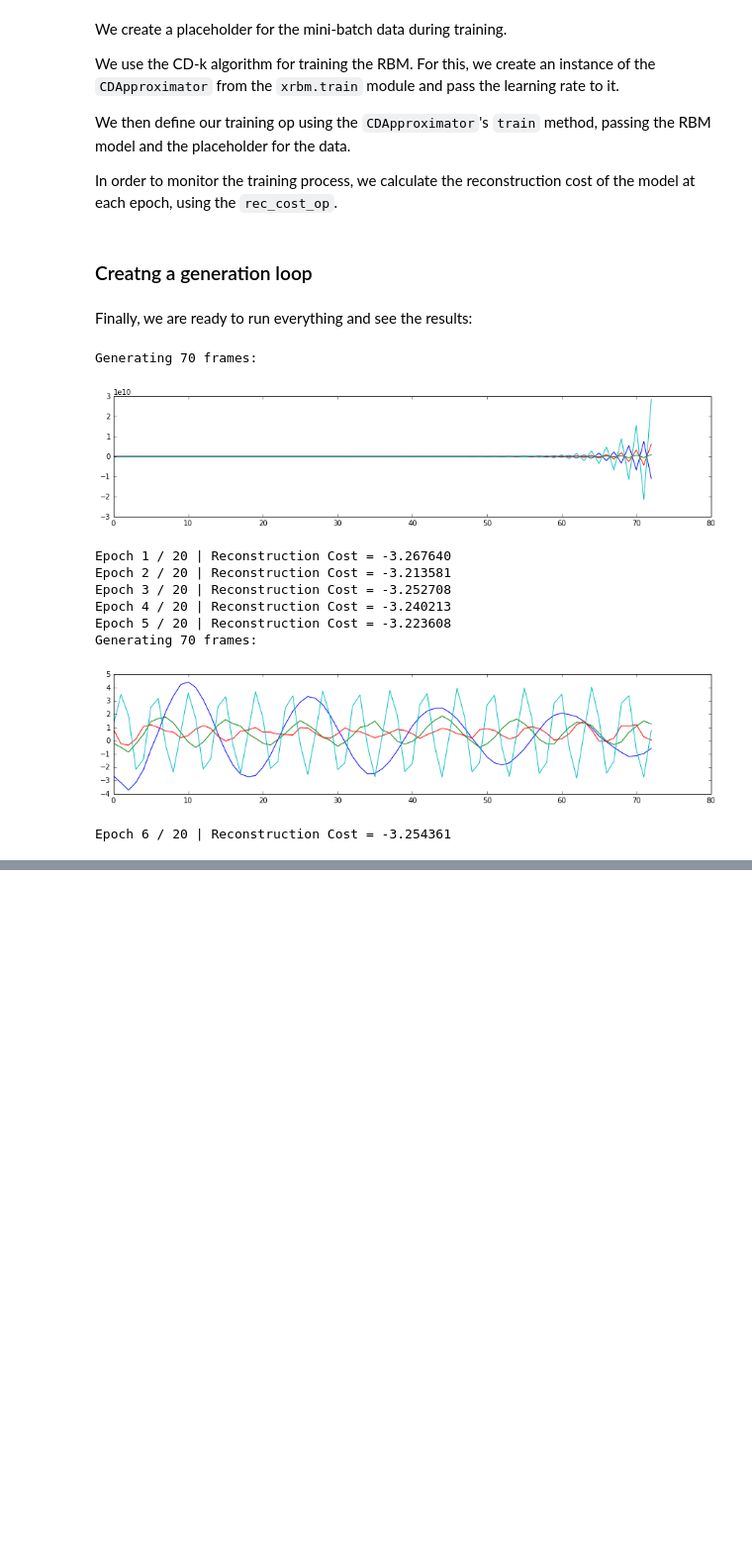
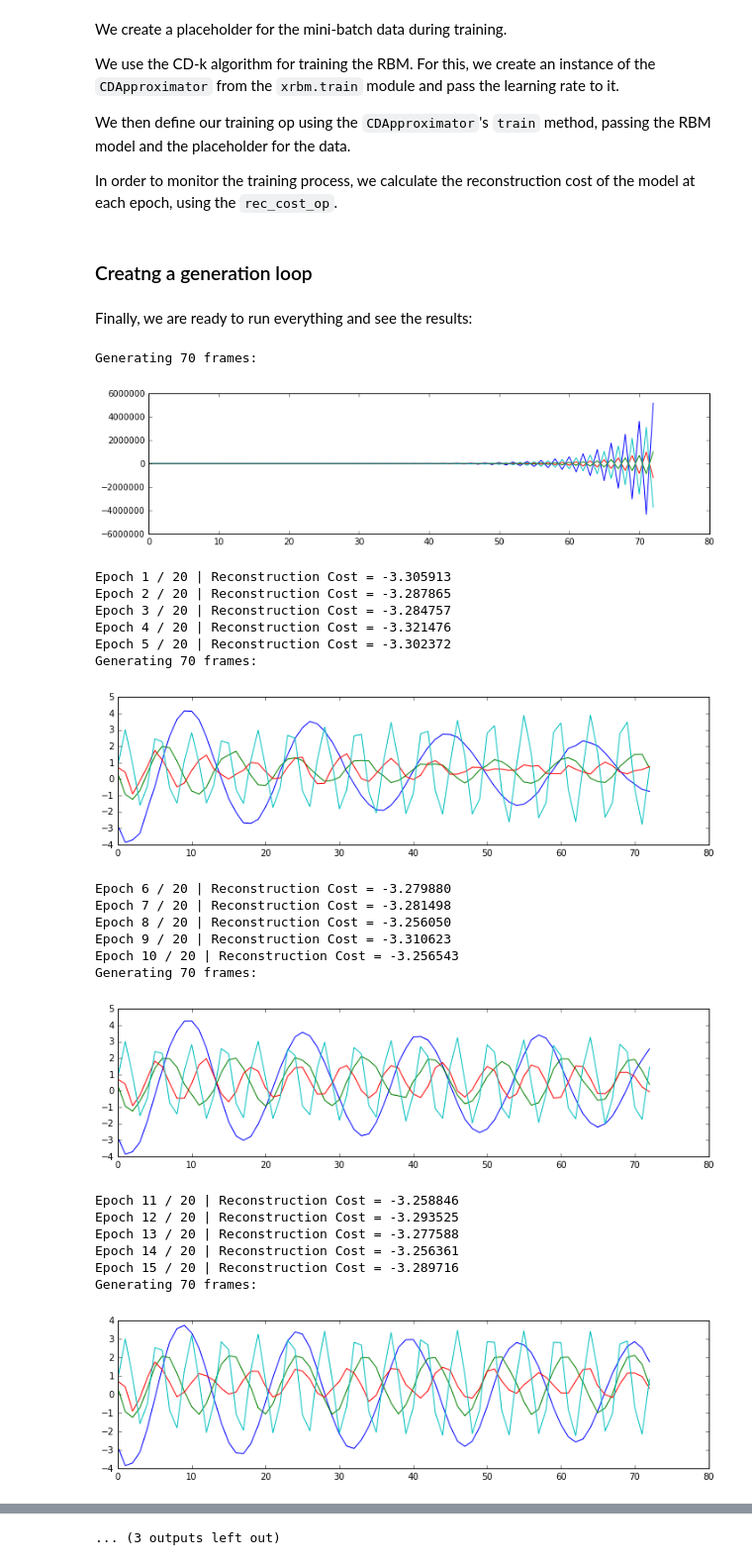
Before and after one commit to omimo/xRBM, a Jupyter notebook: examples/03-CRBM-Wave.ipynb, the cells around one changed output, grey strips where cells are left out. Shown at 99% size. Saved outputs shown, nothing was run; the diff lists cells and outputs as text; code cells hidden in the pictures; blank space fills up the shorter version.

```diff
--- a/examples/03-CRBM-Wave.ipynb
+++ b/examples/03-CRBM-Wave.ipynb
@@ -139,15 +140,16 @@ In order to monitor the training process, we calculate the reconstruction cost o
 # %%
 batch_vis_data     = tf.placeholder(tf.float32, shape=(None, num_vis), name='batch_data')
 batch_cond_data    = tf.placeholder(tf.float32, shape=(None, num_cond), name='cond_data')
+momentum           = tf.placeholder(tf.float32, shape=())
 
-momentum       = tf.placeholder(tf.float32, shape=())
+cdapproximator     = xrbm.train.CDApproximator(learning_rate=learning_rate,
+                                           momentum=momentum,
+                                           k=1) # perform 1 step of gibbs sampling
 
-cdapproximator = xrbm.train.CDApproximator(learning_rate=learning_rate,
-                                           momentum=momentum)
+train_op           = cdapproximator.train(crbm, vis_data=batch_vis_data, in_data=[batch_cond_data])
 
-train_op       = cdapproximator.train(crbm, vis_data=batch_vis_data, in_data=[batch_cond_data])
 reconstructed_data,_,_,_ = crbm.gibbs_sample_vhv(batch_vis_data, [batch_cond_data])
-xentropy_rec_cost    = xrbm.losses.cross_entropy(batch_vis_data, reconstructed_data)
+xentropy_rec_cost  = xrbm.losses.cross_entropy(batch_vis_data, reconstructed_data)
 # %% [markdown]
 ### Creatng a generation loop
 # %%
@@ -155,7 +157,6 @@ def generate(c, gen_init_frame = 100, num_gen = 200):
     gen_sample = []
     gen_hidden = []
     initcond = []
-
 
     gen_cond = tf.placeholder(tf.float32, shape=[1, num_cond], name='gen_cond_data')
     gen_init = tf.placeholder(tf.float32, shape=[1, num_vis], name='gen_init_data')
@@ -180,10 +181,11 @@ def generate(c, gen_init_frame = 100, num_gen = 200):
         gen_hidden.append(h)
 
     gen_sample = np.reshape(np.asarray(gen_sample), [num_gen+TIMESTEPS,num_vis])
+    gen_hidden = np.reshape(np.asarray(gen_hidden), [num_gen,num_hid])
 
     gen_sample = gen_sample * data_std + data_mean
 
-    return gen_sample
+    return gen_sample, gen_hidden
 # %% [markdown]
 Finally, we are ready to run everything and see the results:
 # %%
@@ -191,9 +193,12 @@ with tf.Session() as sess:
     sess.run(tf.global_variables_initializer())
 
 
-    gen_sample = generate(crbm, num_gen=70)
-    fig=fig = plt.figure(figsize=(15, 3))
-    _=plt.plot(gen_sample)
+    gen_sample, gen_hidden = generate(crbm, num_gen=70)
+    fig = plt.figure(figsize=(12, 3))
+#     fig.add_subplot(211)
+    _ = plt.plot(gen_sample)
+#     fig.add_subplot(212)
+#     _= plt.imshow(gen_hidden.T, cmap='gray', interpolation='nearest', aspect='auto')
     display.display(fig)
 
     for epoch in range(training_epochs):
@@ -201,41 +206,60 @@ with tf.Session() as sess:
         if epoch < 5: # for the first 5 epochs, we use a momentum coeficient of 0
             epoch_momentum = 0
         else: # once the training is stablized, we use a momentum coeficient of 0.9
             epoch_momentum = 0.9
 
 
         for batch_i in range(n_batches):
             # Get just minibatch amount of data
             idxs_i = batch_idxs[batch_i * batch_size:(batch_i + 1) * batch_size]
 
             feed = {batch_vis_data: visible_data[idxs_i],
                     batch_cond_data: condition_data[idxs_i],
                     momentum: epoch_momentum}
 
             # Run the training step
             sess.run(train_op, feed_dict=feed)
 
         reconstruction_cost = sess.run(xentropy_rec_cost, feed_dict=feed)
 
 
         title = ('Epoch %i / %i | Reconstruction Cost = %f'%
                 (epoch+1, training_epochs, reconstruction_cost))
 
         print(title)
 
         if (epoch+1) % 5 == 0:
-            gen_sample = generate(crbm, num_gen=70)
-            fig = plt.figure(figsize=(15, 3))
+            gen_sample, gen_hidden = generate(crbm, num_gen=70)
+            fig = plt.figure(figsize=(12, 3))
+#             fig.add_subplot(211)
             _ = plt.plot(gen_sample)
+#             fig.add_subplot(212)
+#             _= plt.imshow(gen_hidden.T, cmap='gray', interpolation='nearest', aspect='auto')
             display.display(fig)
+
+    # Let's save the final parameters so that we can plot them
+    W, A, B, vbias, hbias = sess.run(crbm.model_params)
 # %% [output]
 Generating 70 frames:
-[figure, old version]
+[figure, new version]
-Epoch 1 / 20 | Reconstruction Cost = -3.267640
-Epoch 2 / 20 | Reconstruction Cost = -3.213581
-Epoch 3 / 20 | Reconstruction Cost = -3.252708
-Epoch 4 / 20 | Reconstruction Cost = -3.240213
-Epoch 5 / 20 | Reconstruction Cost = -3.223608
+Epoch 1 / 20 | Reconstruction Cost = -3.305913
+Epoch 2 / 20 | Reconstruction Cost = -3.287865
+Epoch 3 / 20 | Reconstruction Cost = -3.284757
+Epoch 4 / 20 | Reconstruction Cost = -3.321476
+Epoch 5 / 20 | Reconstruction Cost = -3.302372
 Generating 70 frames:
-[figure, old version]
+[figure, new version]
-Epoch 6 / 20 | Reconstruction Cost = -3.254361
+Epoch 6 / 20 | Reconstruction Cost = -3.279880
+Epoch 7 / 20 | Reconstruction Cost = -3.281498
+Epoch 8 / 20 | Reconstruction Cost = -3.256050
+Epoch 9 / 20 | Reconstruction Cost = -3.310623
+Epoch 10 / 20 | Reconstruction Cost = -3.256543
+Generating 70 frames:
+[figure, added]
+Epoch 11 / 20 | Reconstruction Cost = -3.258846
+Epoch 12 / 20 | Reconstruction Cost = -3.293525
+Epoch 13 / 20 | Reconstruction Cost = -3.277588
+Epoch 14 / 20 | Reconstruction Cost = -3.256361
+Epoch 15 / 20 | Reconstruction Cost = -3.289716
+Generating 70 frames:
+[figure, added]
@@ -241,0 +275 @@ Epoch 6 / 20 | Reconstruction Cost = -3.254361
+... (3 outputs left out)
```
Also changed, not shown: parts of 6 cells of this notebook, 2 other files.
